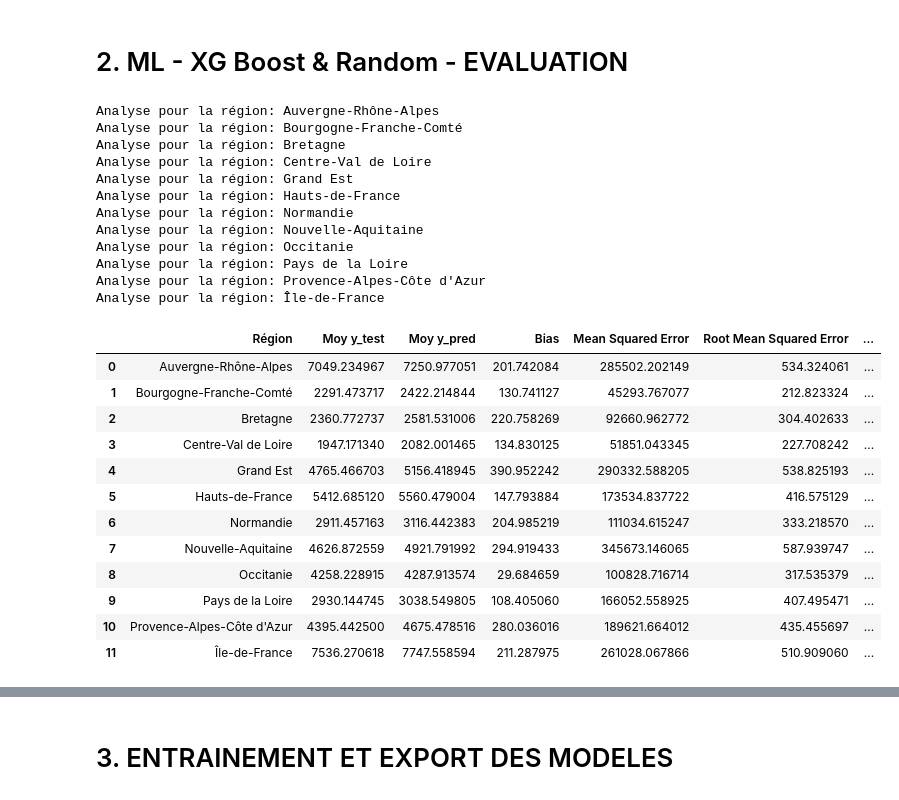
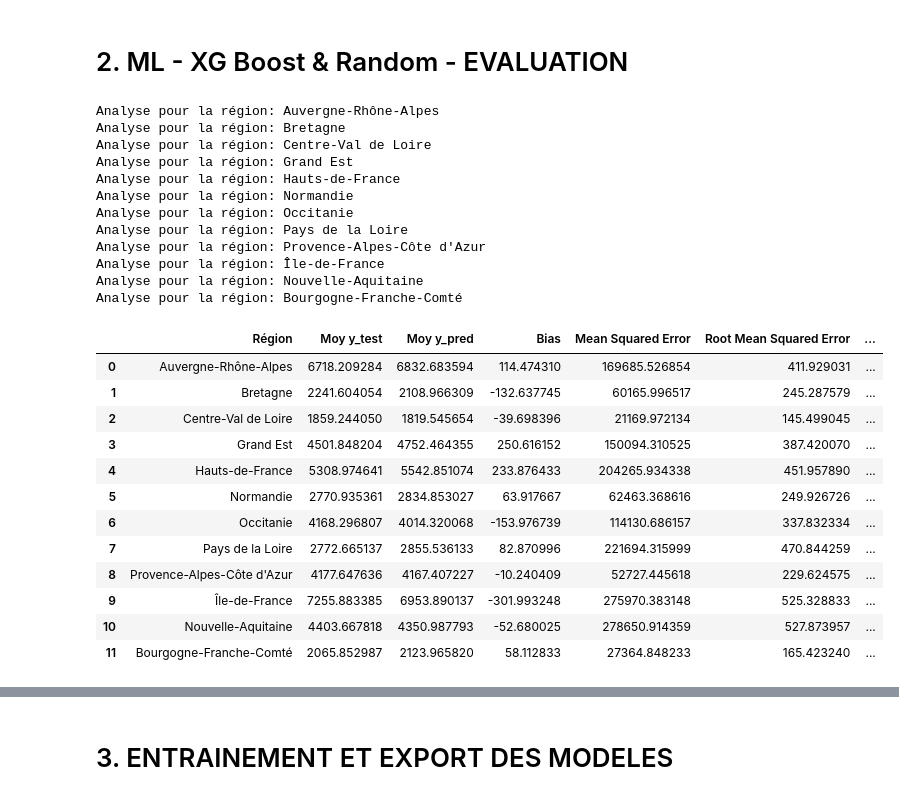
Before and after one commit to scutarius1/pred_elec, a Jupyter notebook: models_predict/Predict.ipynb, the cells around one changed output, grey strips where cells are left out. Cells and saved outputs as stored; diff of their text form; code cells hidden in the pictures.

```diff
--- a/models_predict/Predict.ipynb
+++ b/models_predict/Predict.ipynb
@@ -2,0 +20,15 @@
+# %%
+#Télécharge et prétraite les données depuis Google Drive."""
+file_id = "1wiXdpj6XHzB1eRxRbvcnsgE21ukVBvXs"  # Ton ID de fichier extrait
+url = f"https://drive.google.com/uc?id={file_id}"  # Lien de téléchargement direct
+output = "COMPILATION_CONSO_TEMP_POP_2.csv"
+
+try:
+    gdown.download(url, output, quiet=False)
+except Exception as e:
+    st.error(f"Erreur lors du téléchargement du fichier : {e}")
+    st.stop()
+
+df= pd.read_csv(output, sep=';',low_memory=False)
+#on_bad_lines="skip", encoding="utf-8"
+df
@@ -106,3 +139,24 @@ Data columns (total 8 columns):
 dtypes: UInt32(1), float64(2), int32(3), int64(1), object(1)
 memory usage: 2.1+ MB
 None
+# %%
+df = df.sort_index() #NOUVEAU
+    # Définir la proportion de l'ensemble de test
+df
+test_size = 0.20  # Cela signifie 20% des données pour le test et 80% pour l'entraînement.
+total_observations = len(df)
+# Calculer le nombre d'observations dans l'ensemble d'entraînement (80%)
+train_observations = int(total_observations * (1 - test_size))
+# Calculer le nombre d'observations dans l'ensemble de test (20%)
+test_observations = total_observations - train_observations
+# Calculer la date de séparation en se basant sur la 80ème percentile des observations
+# Le .name récupère la valeur de l'index (qui est la date) de cette ligne
+split_date = df.iloc[train_observations - 1].name # Utilisez train_observations - 1 car iloc est 0-indexé
+
+# Afficher les informations de séparation pour justifier les volumes
+print(f"Volume total des entrées (observations) : {total_observations}")
+print(f"Proportion d'entraînement désirée : {int((1 - test_size) * 100)}%")
+print(f"Nombre d'observations pour l'entraînement : {train_observations} lignes")
+print(f"Proportion de test désirée : {int(test_size * 100)}%")
+print(f"Nombre d'observations pour le test : {test_observations} lignes")
+print(f"Date de séparation : {split_date}")
@@ -124,13 +185,6 @@ features = [col for col in all_columns if col != target and col not in exclude_c
 print(f"Features: {features}")
 print(f"Target: {target}")
 df
-
-## 2.3 HOLD OUT - SPLIT DATE (Train DATASET)
-# Définir la proportion de l'ensemble de test
-test_size = 0.20  # Pour 20%
-
-# Calculer la date de séparation
-split_date = df.iloc[int(len(df) * (1 - test_size))].name
 # %% [output]
 Features: ['TMoy (°C)', 'Année', 'month', 'day_of_week', 'day_of_year', 'week_of_year']
 Target: Consommation (MW)
@@ -178,7 +229,7 @@ for region in df['Région'].unique():
     y_test = y[df_region.index >= split_date]
 
     # Création et entraînement du modèle XGBoost
-    model = XGBRegressor(n_estimators=300, learning_rate=0.5, max_depth=3, random_state=42)
+    model = XGBRegressor(n_estimators=200, learning_rate=0.5, max_depth=3, random_state=42)
     model.fit(X_train, y_train)
 
     # Prédictions
@@ -217,45 +268,45 @@ for region in df['Région'].unique():
 
     # Ajouter les importances des features au dictionnaire de résultats
     for feature, importance in zip(X.columns, model.feature_importances_):
         result[f'Importance {feature}'] = importance
 
     results.append(result)
 
 # Affichage des résultats pour toutes les régions
 results_df = pd.DataFrame(results)
 display(results_df)
 
 # Calculer la moyenne de chaque métrique
 mean_metrics = results_df[['R^2 Score', 'Mean Squared Error', 'Root Mean Squared Error', 'Mean Absolute Error', 'Mean Absolute Percentage Error', 'Bias']].mean()
 
 # Afficher les résultats globaux
 print(f"Moyenne des métriques d'évaluation :")
 for metric, value in mean_metrics.items():
     print(f"{metric}: {value:.4f}")
 # %% [output]
 Analyse pour la région: Auvergne-Rhône-Alpes
-Analyse pour la région: Bourgogne-Franche-Comté
 Analyse pour la région: Bretagne
 Analyse pour la région: Centre-Val de Loire
 Analyse pour la région: Grand Est
 Analyse pour la région: Hauts-de-France
 Analyse pour la région: Normandie
-Analyse pour la région: Nouvelle-Aquitaine
 Analyse pour la région: Occitanie
 Analyse pour la région: Pays de la Loire
 Analyse pour la région: Provence-Alpes-Côte d'Azur
 Analyse pour la région: Île-de-France
+Analyse pour la région: Nouvelle-Aquitaine
+Analyse pour la région: Bourgogne-Franche-Comté
 |  | Région | Moy y_test | Moy y_pred | Bias | Mean Squared Error | Root Mean Squared Error | ... |
-| 0 | Auvergne-Rhône-Alpes | 7049.234967 | 7250.977051 | 201.742084 | 285502.202149 | 534.324061 | ... |
-| 1 | Bourgogne-Franche-Comté | 2291.473717 | 2422.214844 | 130.741127 | 45293.767077 | 212.823324 | ... |
-| 2 | Bretagne | 2360.772737 | 2581.531006 | 220.758269 | 92660.962772 | 304.402633 | ... |
-| 3 | Centre-Val de Loire | 1947.171340 | 2082.001465 | 134.830125 | 51851.043345 | 227.708242 | ... |
-| 4 | Grand Est | 4765.466703 | 5156.418945 | 390.952242 | 290332.588205 | 538.825193 | ... |
-| 5 | Hauts-de-France | 5412.685120 | 5560.479004 | 147.793884 | 173534.837722 | 416.575129 | ... |
-| 6 | Normandie | 2911.457163 | 3116.442383 | 204.985219 | 111034.615247 | 333.218570 | ... |
-| 7 | Nouvelle-Aquitaine | 4626.872559 | 4921.791992 | 294.919433 | 345673.146065 | 587.939747 | ... |
-| 8 | Occitanie | 4258.228915 | 4287.913574 | 29.684659 | 100828.716714 | 317.535379 | ... |
-| 9 | Pays de la Loire | 2930.144745 | 3038.549805 | 108.405060 | 166052.558925 | 407.495471 | ... |
-| 10 | Provence-Alpes-Côte d'Azur | 4395.442500 | 4675.478516 | 280.036016 | 189621.664012 | 435.455697 | ... |
-| 11 | Île-de-France | 7536.270618 | 7747.558594 | 211.287975 | 261028.067866 | 510.909060 | ... |
+| 0 | Auvergne-Rhône-Alpes | 6718.209284 | 6832.683594 | 114.474310 | 169685.526854 | 411.929031 | ... |
+| 1 | Bretagne | 2241.604054 | 2108.966309 | -132.637745 | 60165.996517 | 245.287579 | ... |
+| 2 | Centre-Val de Loire | 1859.244050 | 1819.545654 | -39.698396 | 21169.972134 | 145.499045 | ... |
+| 3 | Grand Est | 4501.848204 | 4752.464355 | 250.616152 | 150094.310525 | 387.420070 | ... |
+| 4 | Hauts-de-France | 5308.974641 | 5542.851074 | 233.876433 | 204265.934338 | 451.957890 | ... |
+| 5 | Normandie | 2770.935361 | 2834.853027 | 63.917667 | 62463.368616 | 249.926726 | ... |
+| 6 | Occitanie | 4168.296807 | 4014.320068 | -153.976739 | 114130.686157 | 337.832334 | ... |
+| 7 | Pays de la Loire | 2772.665137 | 2855.536133 | 82.870996 | 221694.315999 | 470.844259 | ... |
+| 8 | Provence-Alpes-Côte d'Azur | 4177.647636 | 4167.407227 | -10.240409 | 52727.445618 | 229.624575 | ... |
+| 9 | Île-de-France | 7255.883385 | 6953.890137 | -301.993248 | 275970.383148 | 525.328833 | ... |
+| 10 | Nouvelle-Aquitaine | 4403.667818 | 4350.987793 | -52.680025 | 278650.914359 | 527.873957 | ... |
+| 11 | Bourgogne-Franche-Comté | 2065.852987 | 2123.965820 | 58.112833 | 27364.848233 | 165.423240 | ... |
 Moyenne des métriques d'évaluation :
```
Also changed, not shown: parts of 18 cells of this notebook, 4 other files.
